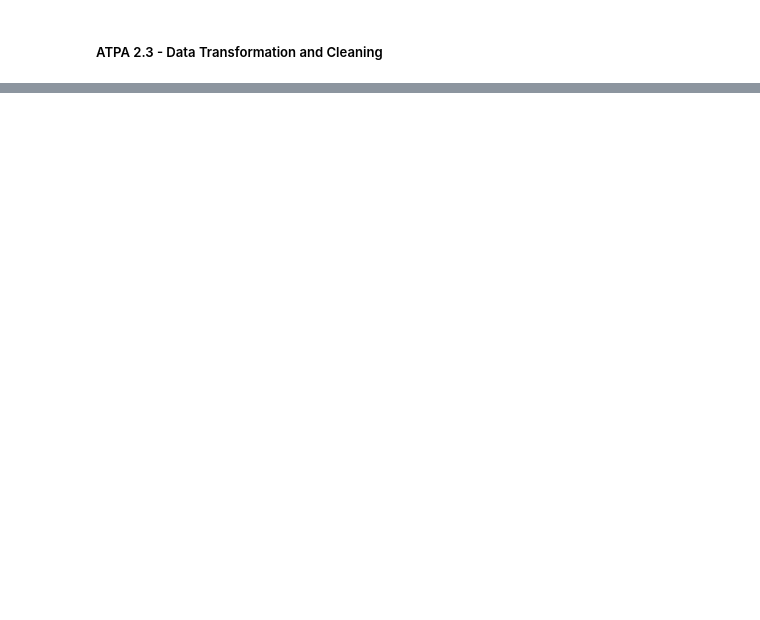
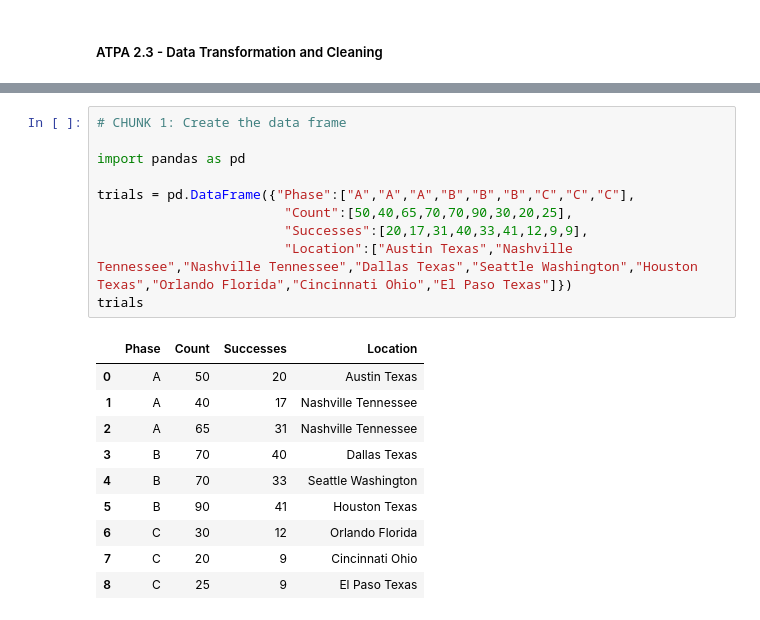
Before and after one commit to M-Christensen/ATPA, a Jupyter notebook: SOAModule_Notes/Module2/Sec2_DataTransformationCleaning.ipynb, the cells around one changed output, grey strips where cells are left out. Drawn from its saved outputs; the diff is of its cells as text; blank space fills up the shorter version.

Commit message:
Beginning Data Transformations

```diff
--- a/SOAModule_Notes/Module2/Sec2_DataTransformationCleaning.ipynb
+++ b/SOAModule_Notes/Module2/Sec2_DataTransformationCleaning.ipynb
@@ -725,0 +3,21 @@ auto
+# %%
+# CHUNK 1: Create the data frame
+
+import pandas as pd
+
+trials = pd.DataFrame({"Phase":["A","A","A","B","B","B","C","C","C"],
+                        "Count":[50,40,65,70,70,90,30,20,25],
+                        "Successes":[20,17,31,40,33,41,12,9,9],
+                        "Location":["Austin Texas","Nashville Tennessee","Nashville Tennessee","Dallas Texas","Seattle Washington","Houston Texas","Orlando Florida","Cincinnati Ohio","El Paso Texas"]})
+trials
+# %% [output]
+|  | Phase | Count | Successes | Location |
+| 0 | A | 50 | 20 | Austin Texas |
+| 1 | A | 40 | 17 | Nashville Tennessee |
+| 2 | A | 65 | 31 | Nashville Tennessee |
+| 3 | B | 70 | 40 | Dallas Texas |
+| 4 | B | 70 | 33 | Seattle Washington |
+| 5 | B | 90 | 41 | Houston Texas |
+| 6 | C | 30 | 12 | Orlando Florida |
+| 7 | C | 20 | 9 | Cincinnati Ohio |
+| 8 | C | 25 | 9 | El Paso Texas |
```
Also changed, not shown: parts of 74 cells of this notebook, 1 other file.
